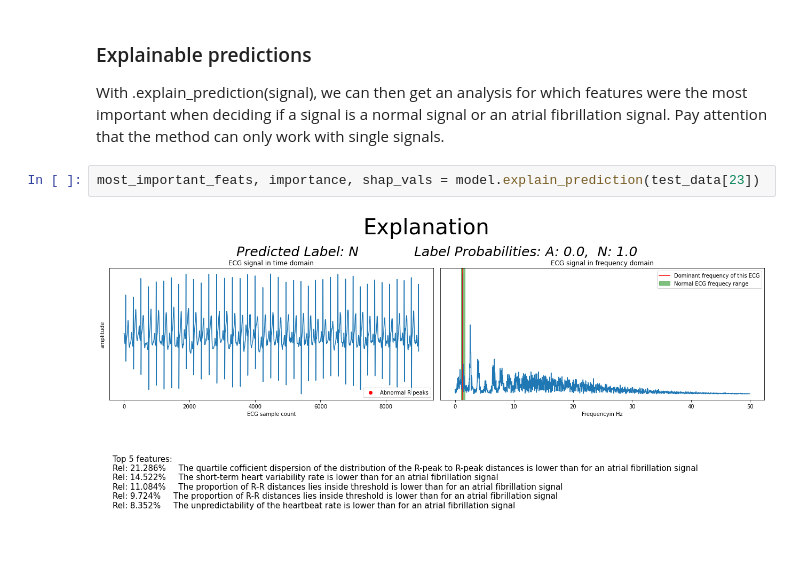
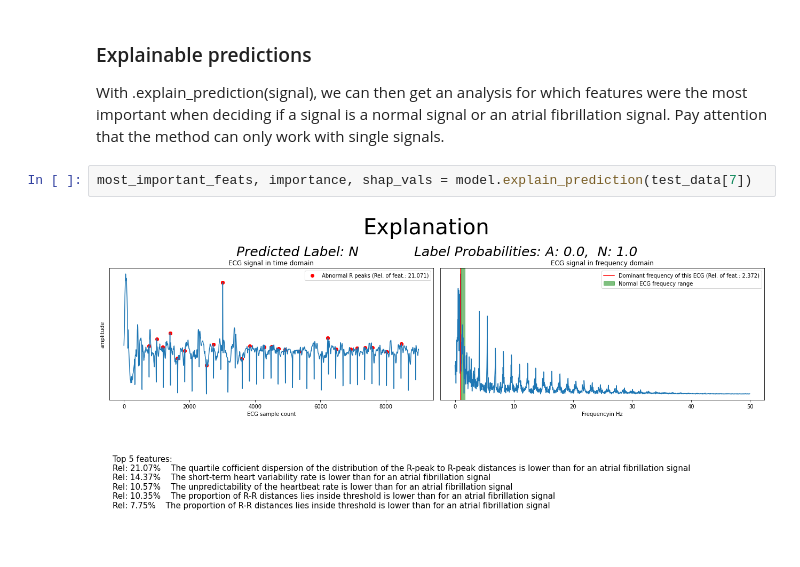
Before and after one commit to isabella-grieser/KISMED, a Jupyter notebook: Notebooks/explainablemodel.ipynb, the cells around one changed output. Drawn from its saved outputs; the diff is of its cells as text.

```diff
--- a/Notebooks/explainablemodel.ipynb
+++ b/Notebooks/explainablemodel.ipynb
@@ -40,6 +40,6 @@ To be able to explain predictions, the model (and its explanation model) needs t
 With .explain_prediction(signal), we can then get an analysis for which features were the most important when deciding if a signal is a normal signal or an atrial fibrillation signal.
 Pay attention that the method can only work with single signals.
 # %%
-most_important_feats, importance, shap_vals = model.explain_prediction(test_data[23])
+most_important_feats, importance, shap_vals = model.explain_prediction(test_data[7])
 # %% [output]
-[figure, old version]
+[figure, new version]
```
Also changed, not shown: 4 other files.
